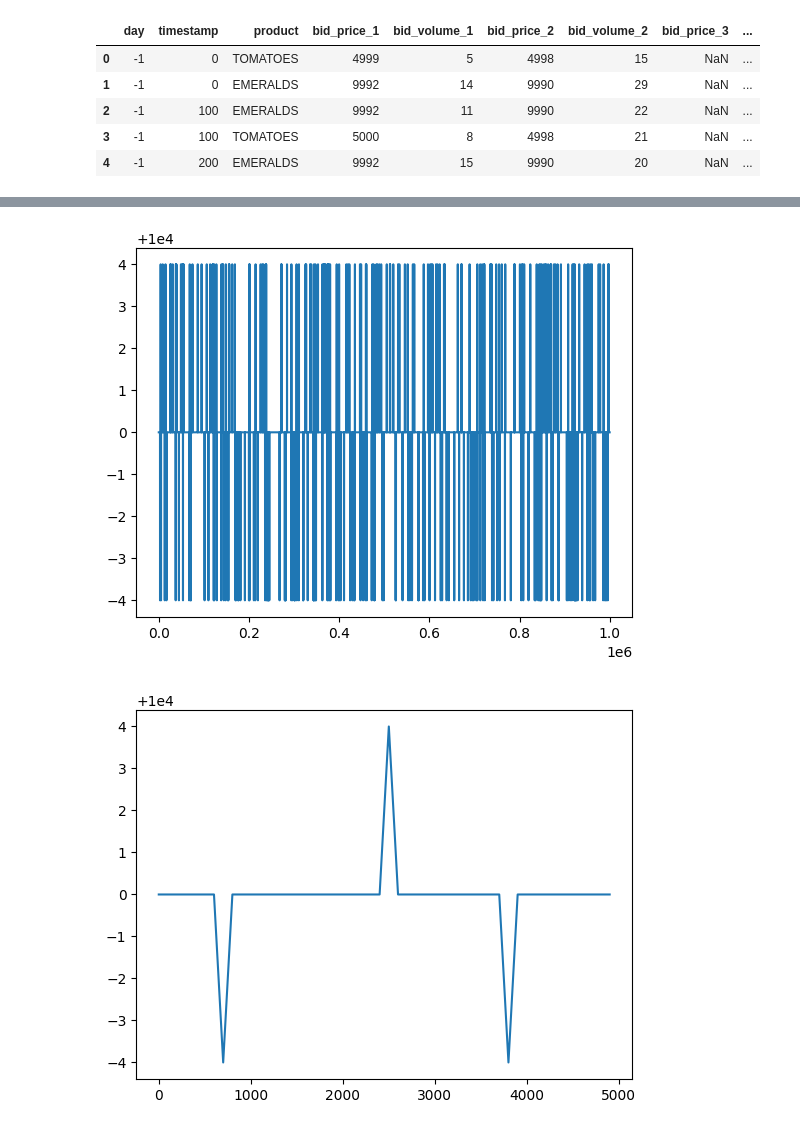
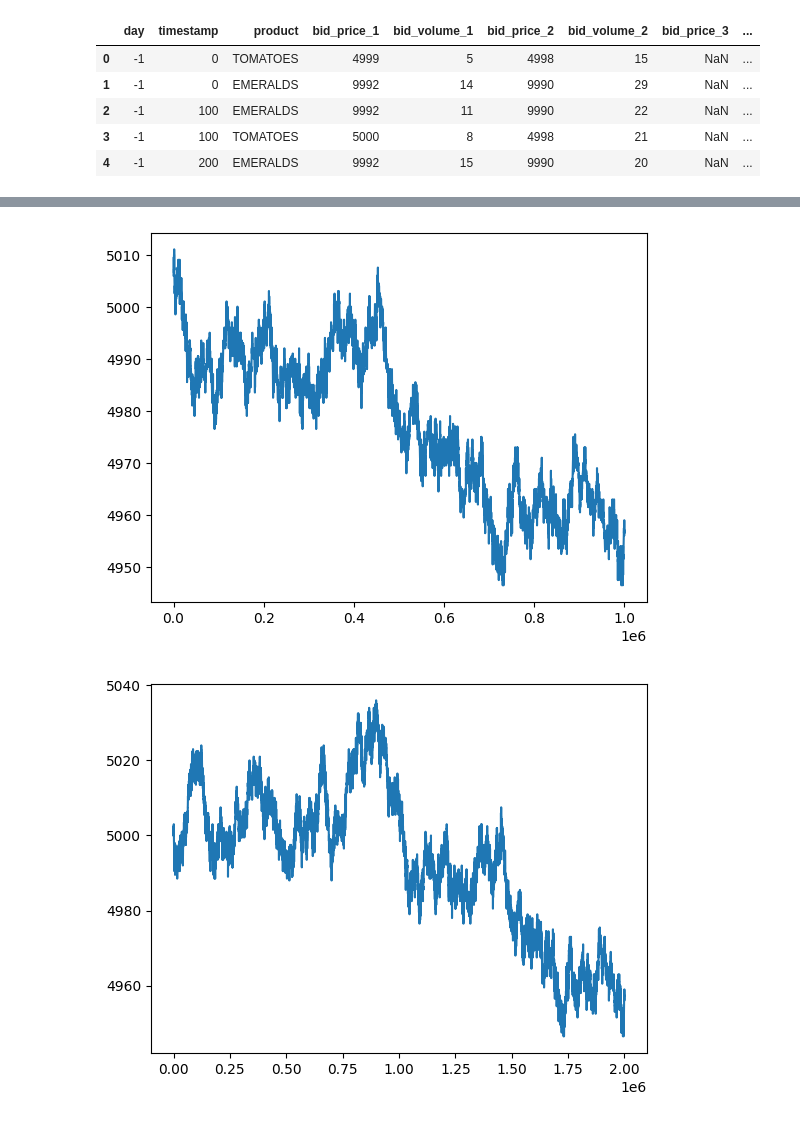
Before and after one commit to EricW2003/Prosperity3, a Jupyter notebook: notebook/price_visualizer.ipynb, the cells around one changed output, grey strips where cells are left out. Cells and saved outputs as stored; diff of their text form; code cells hidden in the pictures.

```diff
--- a/notebook/price_visualizer.ipynb
+++ b/notebook/price_visualizer.ipynb
@@ -23,8 +23,8 @@ df_2.head()
 | 3 | -1 | 100 | TOMATOES | 5000 | 8 | 4998 | 21 | NaN | ... |
 | 4 | -1 | 200 | EMERALDS | 9992 | 15 | 9990 | 20 | NaN | ... |
 # %%
-product="EMERALDS"
-# product="TOMATOES"
+# product="EMERALDS"
+product="TOMATOES"
 product_prices_1=df_1[df_1["product"]==product]
 product_prices_1=product_prices_1[["timestamp","mid_price"]]
 
@@ -39,17 +39,17 @@ plt.show()
 plt.plot(product_prices_2["timestamp"],product_prices_2["mid_price"])
 plt.show()
 # %% [output]
-[figure, old version]
+[figure, new version]
 # %%
 product_prices_2["timestamp"]=product_prices_2["timestamp"]+product_prices_1["timestamp"].iloc[-1]+100
 product_prices_2.head()
 product_prices=pd.concat([product_prices_1,product_prices_2])
 
-end=50
+end=-1
 plt.plot(product_prices["timestamp"][:end],product_prices["mid_price"][:end])
 plt.show()
 # %% [output]
-[figure, old version]
+[figure, new version]
 # %%
 print(product_prices["mid_price"])
 # %% [output]
```
Also changed, not shown: parts of 2 cells of this notebook, 4 other files.
